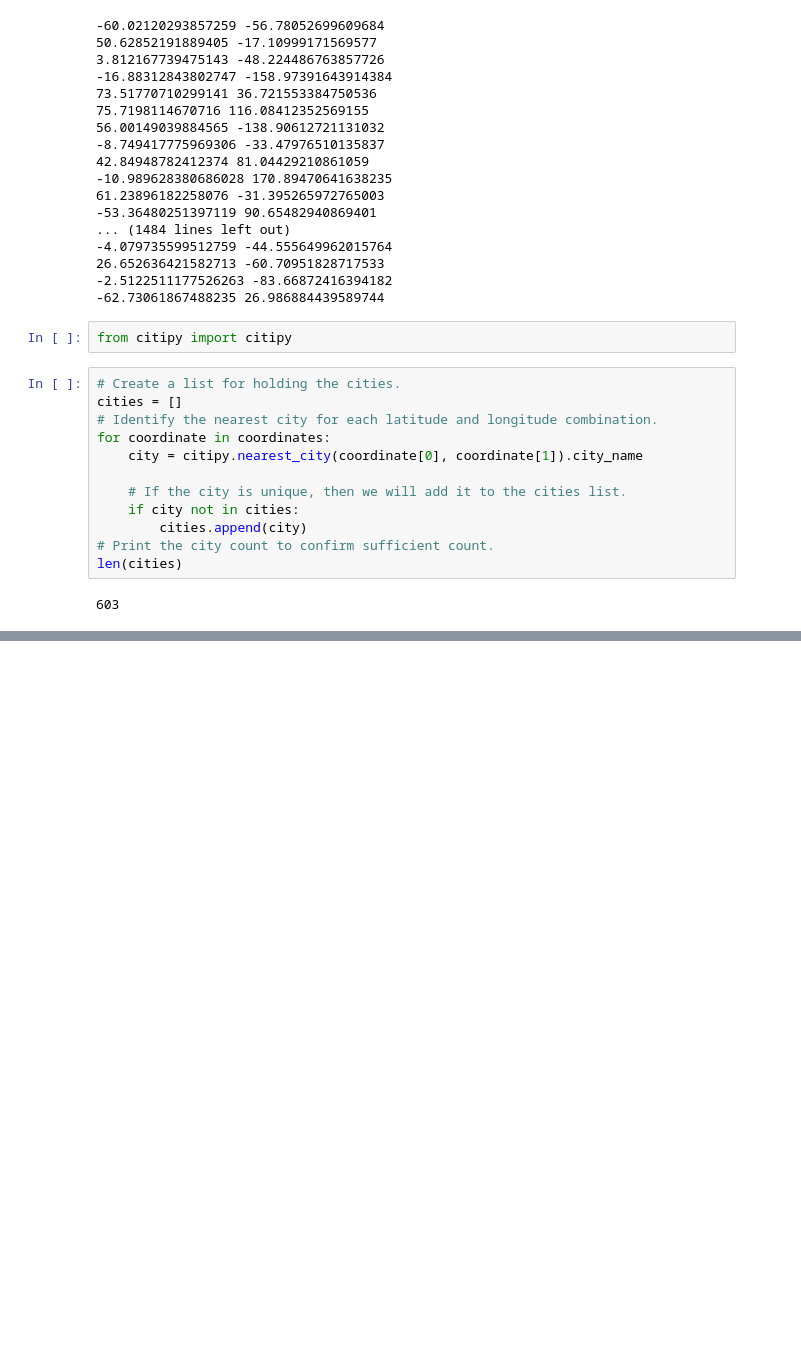
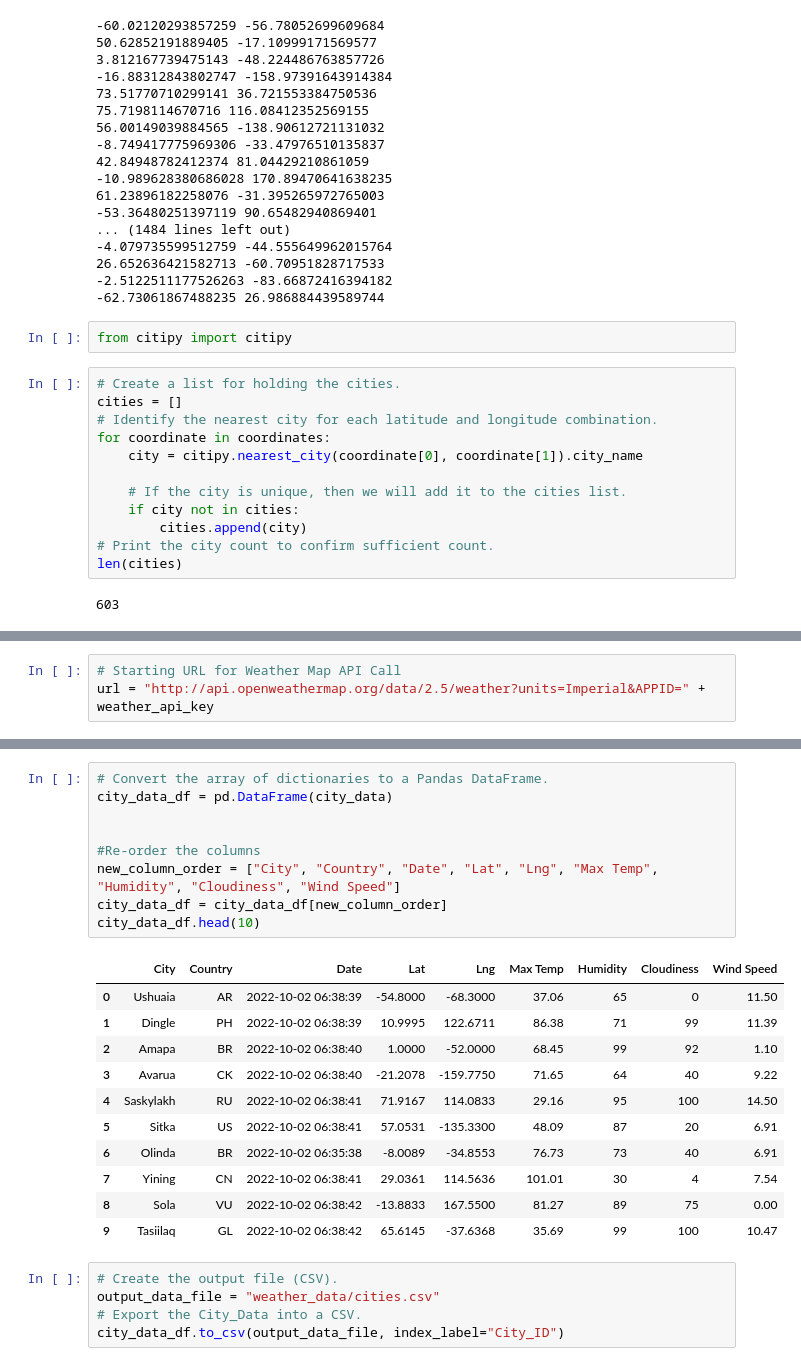
Before and after one commit to SNwokolo/World_Weather_Analysis, a Jupyter notebook: WeatherPy.ipynb, the cells around one changed output, grey strips where cells are left out. Saved outputs shown, nothing was run; the diff lists cells and outputs as text; blank space fills up the shorter version.

```diff
--- a/WeatherPy.ipynb
+++ b/WeatherPy.ipynb
@@ -54,0 +61,3 @@ len(cities)
+# %%
+# Starting URL for Weather Map API Call
+url = "http://api.openweathermap.org/data/2.5/weather?units=Imperial&APPID=" + weather_api_key
@@ -54,0 +148,26 @@ len(cities)
+# %%
+# Convert the array of dictionaries to a Pandas DataFrame.
+city_data_df = pd.DataFrame(city_data)
+
+
+#Re-order the columns
+new_column_order = ["City", "Country", "Date", "Lat", "Lng", "Max Temp", "Humidity", "Cloudiness", "Wind Speed"]
+city_data_df = city_data_df[new_column_order]
+city_data_df.head(10)
+# %% [output]
+|  | City | Country | Date | Lat | Lng | Max Temp | Humidity | Cloudiness | Wind Speed |
+| 0 | Ushuaia | AR | 2022-10-02 06:38:39 | -54.8000 | -68.3000 | 37.06 | 65 | 0 | 11.50 |
+| 1 | Dingle | PH | 2022-10-02 06:38:39 | 10.9995 | 122.6711 | 86.38 | 71 | 99 | 11.39 |
+| 2 | Amapa | BR | 2022-10-02 06:38:40 | 1.0000 | -52.0000 | 68.45 | 99 | 92 | 1.10 |
+| 3 | Avarua | CK | 2022-10-02 06:38:40 | -21.2078 | -159.7750 | 71.65 | 64 | 40 | 9.22 |
+| 4 | Saskylakh | RU | 2022-10-02 06:38:41 | 71.9167 | 114.0833 | 29.16 | 95 | 100 | 14.50 |
+| 5 | Sitka | US | 2022-10-02 06:38:41 | 57.0531 | -135.3300 | 48.09 | 87 | 20 | 6.91 |
+| 6 | Olinda | BR | 2022-10-02 06:35:38 | -8.0089 | -34.8553 | 76.73 | 73 | 40 | 6.91 |
+| 7 | Yining | CN | 2022-10-02 06:38:41 | 29.0361 | 114.5636 | 101.01 | 30 | 4 | 7.54 |
+| 8 | Sola | VU | 2022-10-02 06:38:42 | -13.8833 | 167.5500 | 81.27 | 89 | 75 | 0.00 |
+| 9 | Tasiilaq | GL | 2022-10-02 06:38:42 | 65.6145 | -37.6368 | 35.69 | 99 | 100 | 10.47 |
+# %%
+# Create the output file (CSV).
+output_data_file = "weather_data/cities.csv"
+# Export the City_Data into a CSV.
+city_data_df.to_csv(output_data_file, index_label="City_ID")
```
Also changed, not shown: parts of 3 cells of this notebook, 4 other files.
